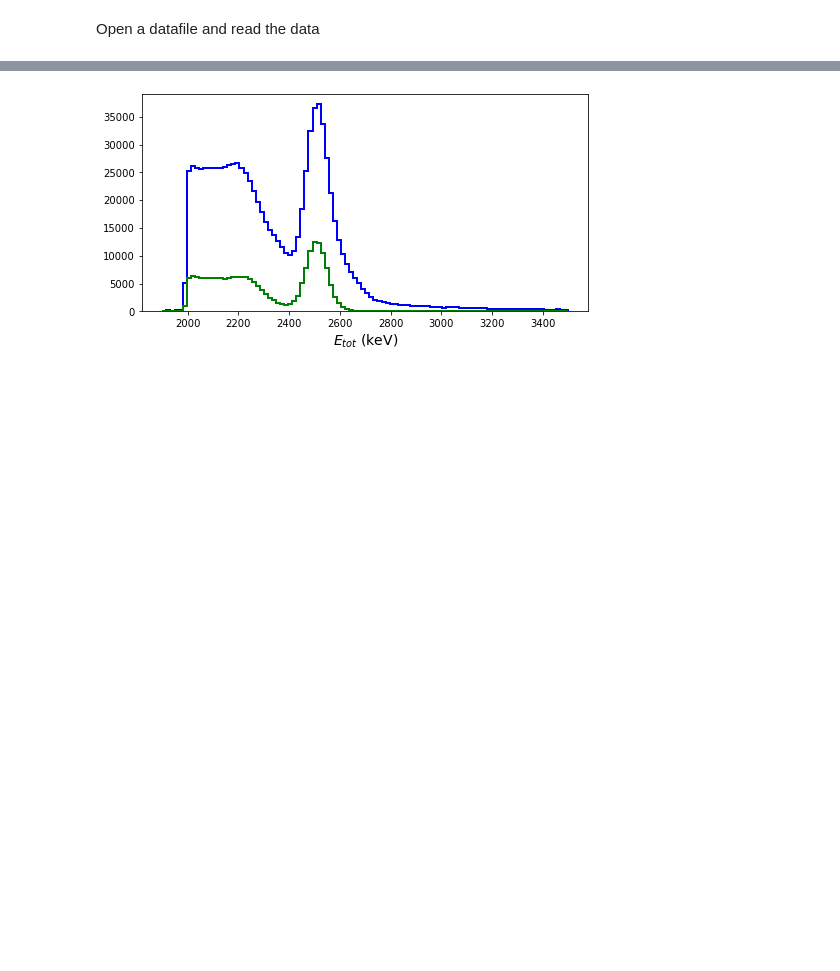
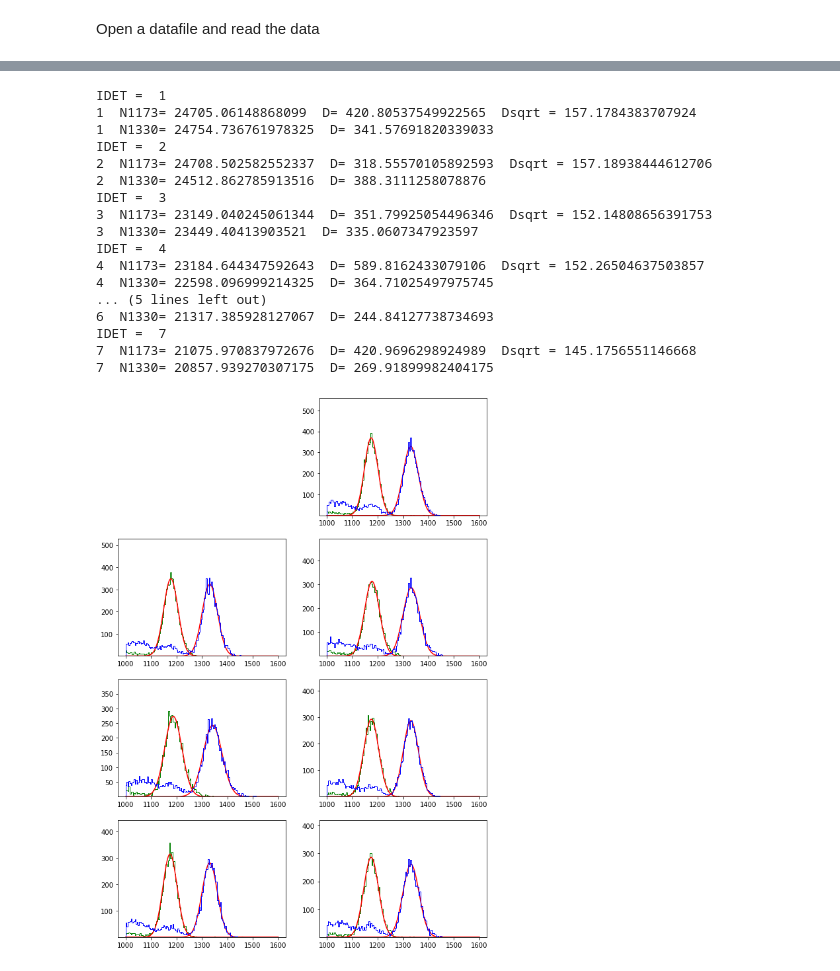
Before and after one commit to acolijn/DT5550_DAQ, a Jupyter notebook: analysis/decode_example.ipynb, the cells around one changed output, grey strips where cells are left out. Cells and saved outputs as stored; diff of their text form; code cells hidden in the pictures; blank space fills up the shorter version.

```diff
--- a/analysis/decode_example.ipynb
+++ b/analysis/decode_example.ipynb
@@ -159,14 +157,3 @@ A few basic plots: integrated charge and time
 #io.plot_all(type="charge",bins=50,logy=False, range=(1000,1500))
 # %%
 #io.plot_all(type="time",range=(0,250),bins=100,logy=True)
-# %%
-plt.figure(figsize=(8,4))
-
-plot_range=(1900,3500)
-plt.hist(Etot, bins=100, range=plot_range, histtype='step', color='blue', linewidth=2)
-plt.hist(Etot_sel, bins=100, range=plot_range, histtype='step', color='green', linewidth=2)
-
-plt.xlabel('$E_{tot}$ (keV)', fontsize=14)
-plt.yscale('linear')
-# %% [output]
-[figure, removed]
@@ -179,3 +205,72 @@ def legendre_polynomial(x,a,b,c):
+# %%
+plot_range = (1000, 1600)
+fit_range1173 = (1100, 1250)
+fit_range1330 = (1250, 1500)
+
+bins = 150
+bin_width = (plot_range[1] - plot_range[0])/bins
+xx = np.linspace(plot_range[0],plot_range[1],1000)
+
+
+n_tag1173 = np.zeros(8)
+dn_tag1173 = np.zeros(8)
+
+n_tag1330 = np.zeros(8)
+dn_tag1330 = np.zeros(8)
+
+s2p = np.sqrt(2*np.pi)
+
+plt.figure(figsize=(10,15))
+for idet in range(1,8):
+    print('IDET = ',idet)
+    plt.subplot(4, 2, 1+idet)
+
+    # 1173keV
+    data = np.array(ee_1173[idet])
+    fit, cov = gauss_fit(data, range=fit_range1173, bins=int((fit_range1173[1]-fit_range1173[0])/bin_width), p0=(1173, 1000, 20))
+    h = plt.hist(data, bins=bins, range=plot_range, histtype='step', color='green')
+    plt.plot(xx, gauss_C(xx, fit[0], fit[1], fit[2]),color='red')
+    n_tag1173[idet] = fit[1]*fit[2]*s2p
+    vec = np.array([0, fit[2]*s2p, fit[1]*s2p])
+    #print('V',vec)
+    #print('C',cov)
+    dn_tag1173[idet] = np.sqrt(np.dot(vec, np.dot(cov, vec)))
+    print(idet,' N1173=',n_tag1173[idet], ' D=',dn_tag1173[idet],' Dsqrt =',np.sqrt(n_tag1173[idet]))
+
+    # 1332keV
+    data = np.array(ee_1330[idet])
+    #data = data[data>2400]
+    fit, cov = gauss_fit(data, range=fit_range1330, bins=int((fit_range1330[1]-fit_range1330[0])/bin_width), p0=(1330, 1000, 20))
+    plt.plot(xx, gauss_C(xx, fit[0], fit[1], fit[2]),color='red')
+    y,_,_ = plt.hist(data, bins=bins, range=plot_range, histtype='step', color='blue')
+
+    n_tag1330[idet] = fit[1]*fit[2]*s2p
+    vec = np.array([0, fit[2]*s2p, fit[1]*s2p])
+    dn_tag1330[idet] = np.sqrt(np.dot(vec, np.dot(cov,vec)))
+    print(idet,' N1330=',n_tag1330[idet], ' D=',dn_tag1330[idet])
+
+
+    plt.yscale('linear')
+    plt.ylim([0.6,1.5*max(y)])
+# %% [output]
+IDET =  1
+1  N1173= 24705.06148868099  D= 420.80537549922565  Dsqrt = 157.1784383707924
+1  N1330= 24754.736761978325  D= 341.57691820339033
+IDET =  2
+2  N1173= 24708.502582552337  D= 318.55570105892593  Dsqrt = 157.18938444612706
+2  N1330= 24512.862785913516  D= 388.3111258078876
+IDET =  3
+3  N1173= 23149.040245061344  D= 351.79925054496346  Dsqrt = 152.14808656391753
+3  N1330= 23449.40413903521  D= 335.0607347923597
+IDET =  4
+4  N1173= 23184.644347592643  D= 589.8162433079106  Dsqrt = 152.26504637503857
+4  N1330= 22598.096999214325  D= 364.71025497975745
+... (5 lines left out)
+6  N1330= 21317.385928127067  D= 244.84127738734693
+IDET =  7
+7  N1173= 21075.970837972676  D= 420.9696298924989  Dsqrt = 145.1756551146668
+7  N1330= 20857.939270307175  D= 269.91899982404175
+[figure, added]
 # %%
 
 x = np.arange(1,8,1)
```
Also changed, not shown: parts of 12 cells of this notebook, 3 other files.
